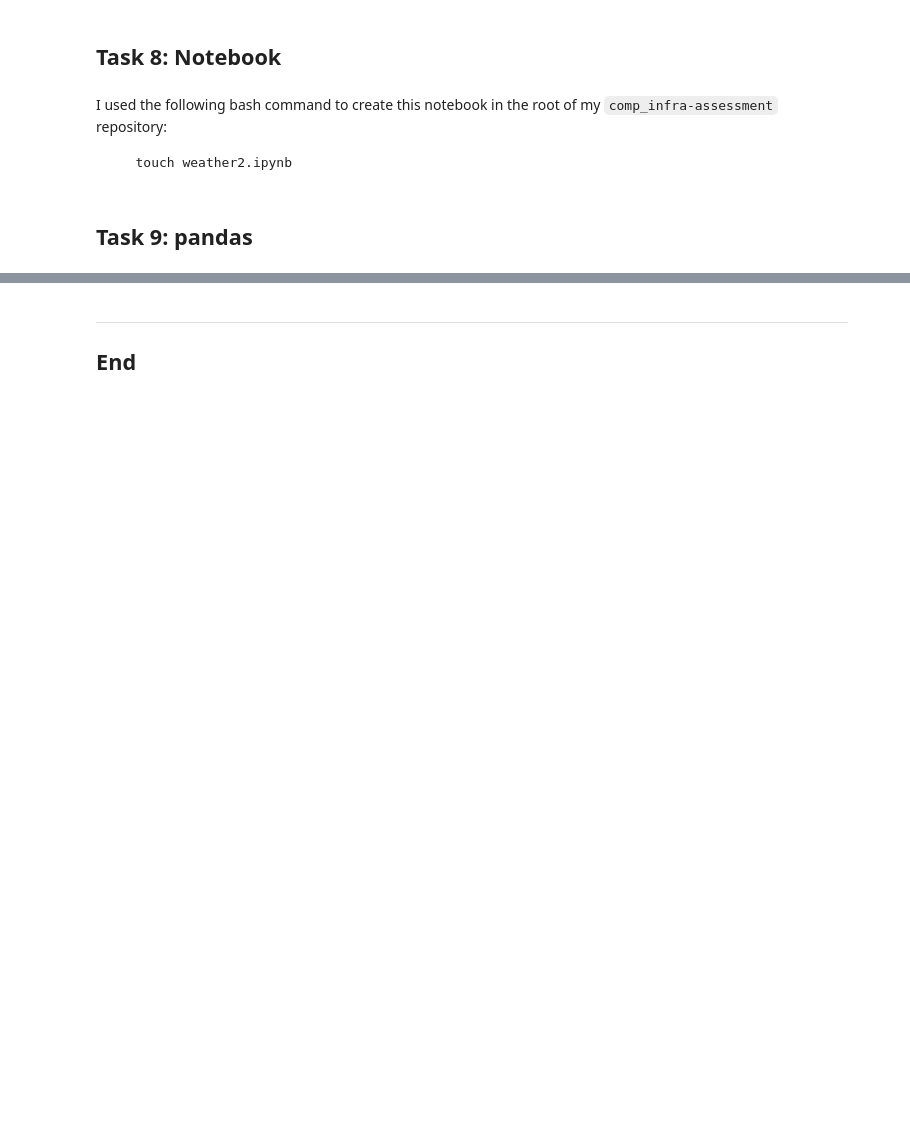
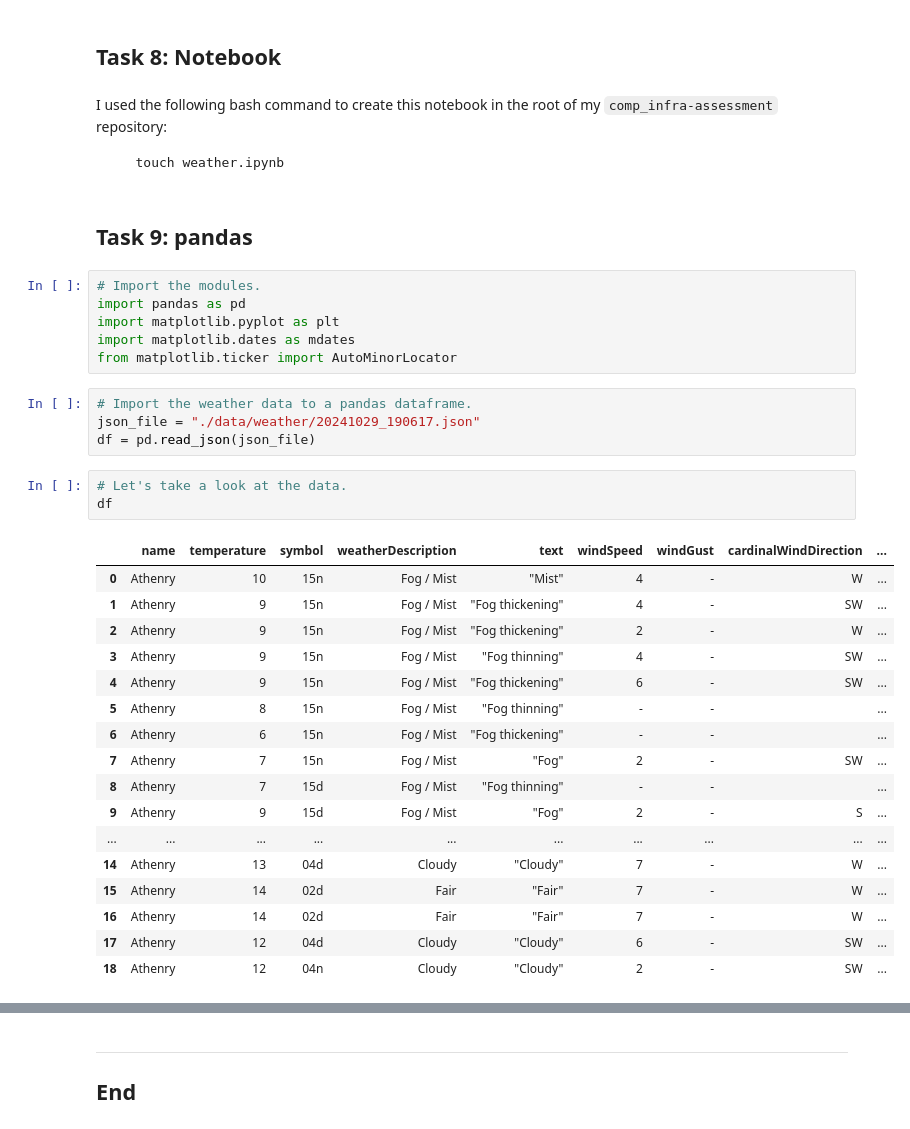
Before and after one commit to eoghanpw/comp_infra-assessment, a Jupyter notebook: weather.ipynb, the cells around one changed output, grey strips where cells are left out. Drawn from its saved outputs; the diff is of its cells as text; blank space fills up the shorter version.

````diff
--- a/weather.ipynb
+++ b/weather.ipynb
@@ -179,7 +179,38 @@ When executed, the ``weather.sh`` bash script downloads the weather data from th
 I used the following bash command to create this notebook in the root of my ``comp_infra-assessment`` repository:
 
 ```sh
-   touch weather2.ipynb
+   touch weather.ipynb
 ```
 # %% [markdown]
 ## Task 9: pandas
+# %%
+# Import the modules.
+import pandas as pd
+import matplotlib.pyplot as plt
+import matplotlib.dates as mdates
+from matplotlib.ticker import AutoMinorLocator
+# %%
+# Import the weather data to a pandas dataframe.
+json_file = "./data/weather/20241029_190617.json"
+df = pd.read_json(json_file)
+# %%
+# Let's take a look at the data.
+df
+# %% [output]
+|  | name | temperature | symbol | weatherDescription | text | windSpeed | windGust | cardinalWindDirection | ... |
+| 0 | Athenry | 10 | 15n | Fog / Mist | "Mist" | 4 | - | W | ... |
+| 1 | Athenry | 9 | 15n | Fog / Mist | "Fog thickening" | 4 | - | SW | ... |
+| 2 | Athenry | 9 | 15n | Fog / Mist | "Fog thickening" | 2 | - | W | ... |
+| 3 | Athenry | 9 | 15n | Fog / Mist | "Fog thinning" | 4 | - | SW | ... |
+| 4 | Athenry | 9 | 15n | Fog / Mist | "Fog thickening" | 6 | - | SW | ... |
+| 5 | Athenry | 8 | 15n | Fog / Mist | "Fog thinning" | - | - |  | ... |
+| 6 | Athenry | 6 | 15n | Fog / Mist | "Fog thickening" | - | - |  | ... |
+| 7 | Athenry | 7 | 15n | Fog / Mist | "Fog" | 2 | - | SW | ... |
+| 8 | Athenry | 7 | 15d | Fog / Mist | "Fog thinning" | - | - |  | ... |
+| 9 | Athenry | 9 | 15d | Fog / Mist | "Fog" | 2 | - | S | ... |
+| ... | ... | ... | ... | ... | ... | ... | ... | ... | ... |
+| 14 | Athenry | 13 | 04d | Cloudy | "Cloudy" | 7 | - | W | ... |
+| 15 | Athenry | 14 | 02d | Fair | "Fair" | 7 | - | W | ... |
+| 16 | Athenry | 14 | 02d | Fair | "Fair" | 7 | - | W | ... |
+| 17 | Athenry | 12 | 04d | Cloudy | "Cloudy" | 6 | - | SW | ... |
+| 18 | Athenry | 12 | 04n | Cloudy | "Cloudy" | 2 | - | SW | ... |
````
Also changed, not shown: parts of 4 cells of this notebook.
